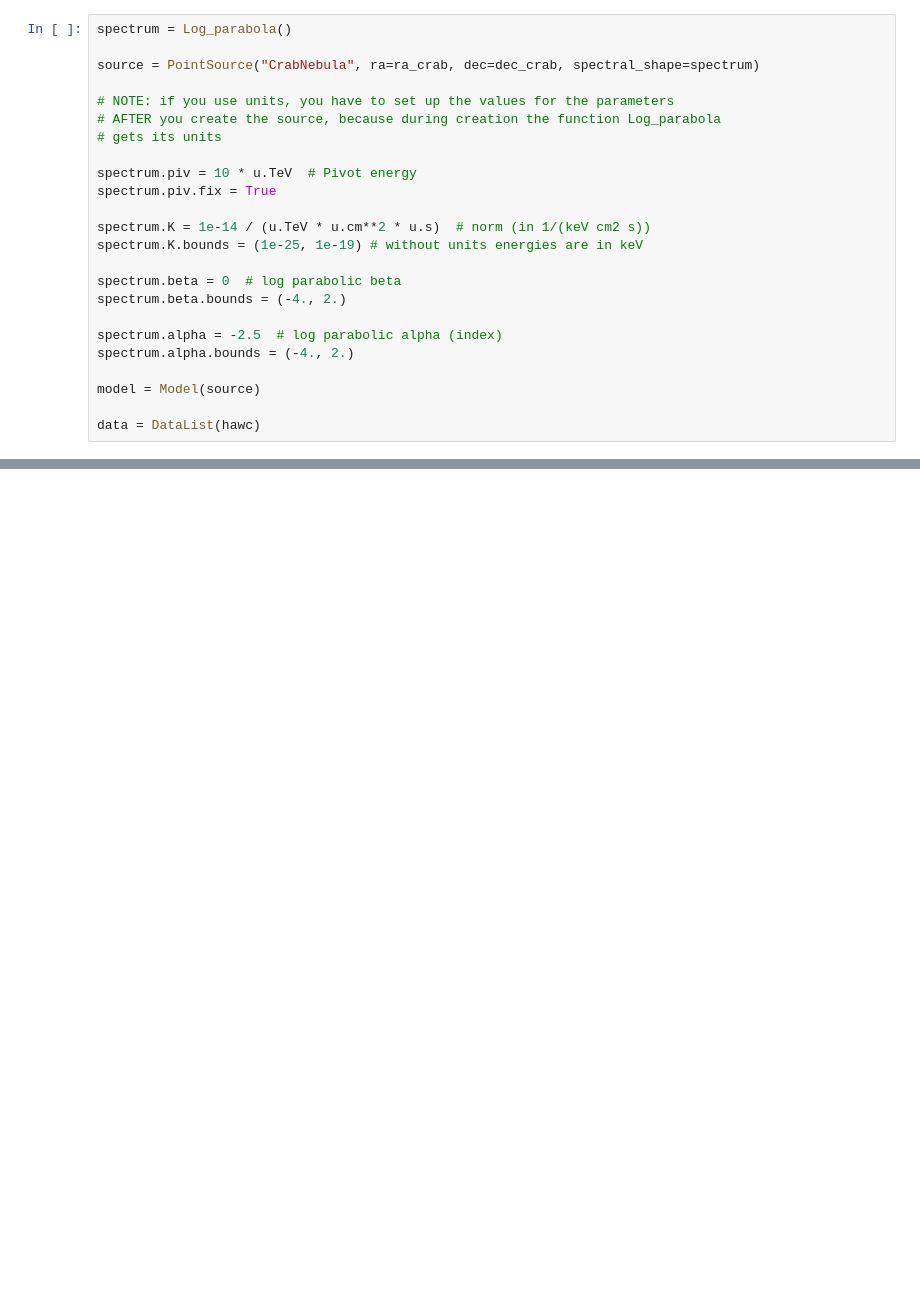
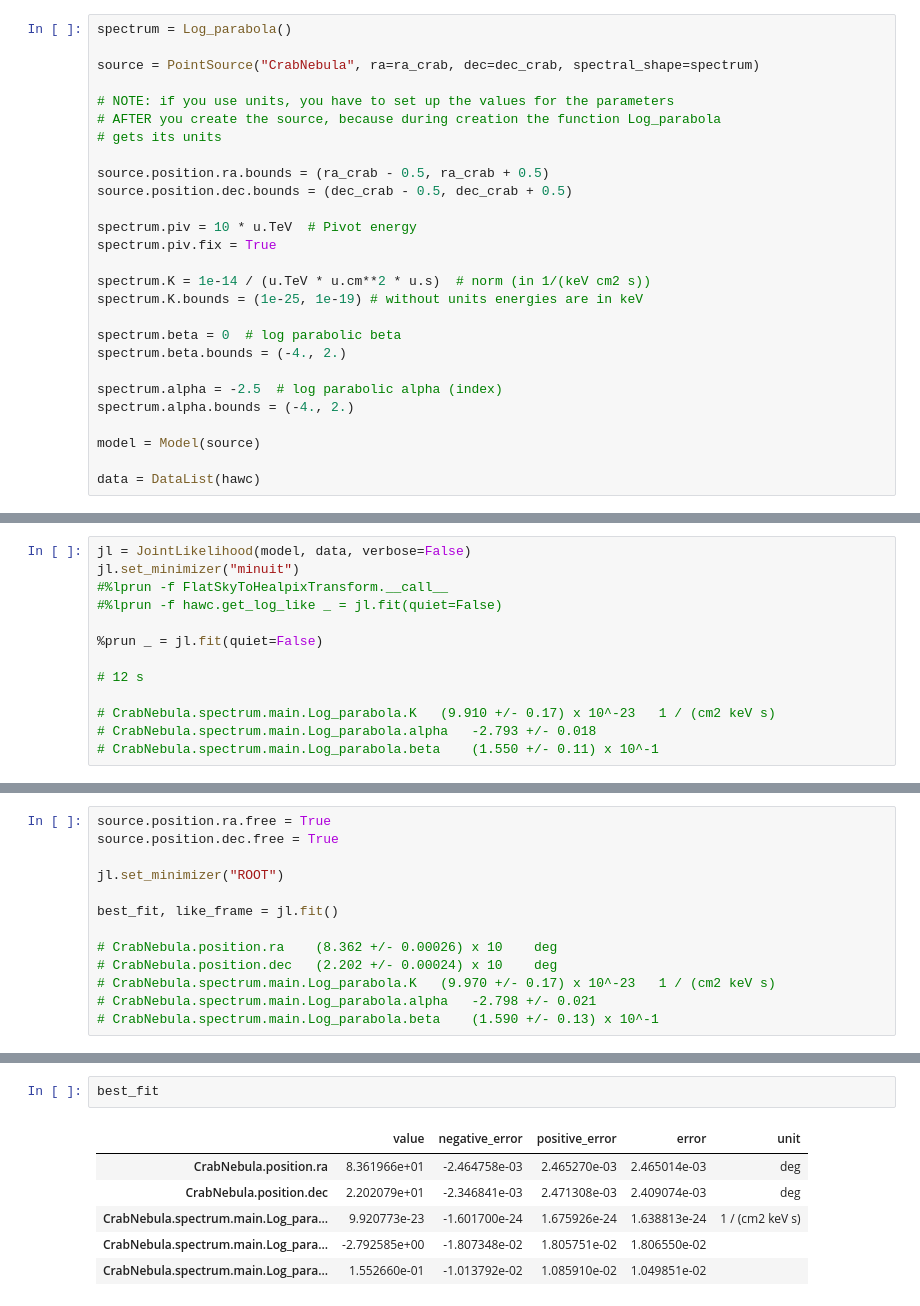
Before and after one commit to threeML/hawc_hal, a Jupyter notebook: hawc_data_reader/test_like.ipynb, the cells around one changed output, grey strips where cells are left out. Drawn from its saved outputs; the diff is of its cells as text; blank space fills up the shorter version.

```diff
--- a/hawc_data_reader/test_like.ipynb
+++ b/hawc_data_reader/test_like.ipynb
@@ -58,6 +62,9 @@ source = PointSource("CrabNebula", ra=ra_crab, dec=dec_crab, spectral_shape=spec
 # NOTE: if you use units, you have to set up the values for the parameters
 # AFTER you create the source, because during creation the function Log_parabola
 # gets its units
+
+source.position.ra.bounds = (ra_crab - 0.5, ra_crab + 0.5)
+source.position.dec.bounds = (dec_crab - 0.5, dec_crab + 0.5)
 
 spectrum.piv = 10 * u.TeV  # Pivot energy
 spectrum.piv.fix = True
@@ -126,0 +88,13 @@ print like['-log(likelihood)']['HAWC']
+# %%
+jl = JointLikelihood(model, data, verbose=False)
+jl.set_minimizer("minuit")
+#%lprun -f FlatSkyToHealpixTransform.__call__
+#%lprun -f hawc.get_log_like _ = jl.fit(quiet=False)
+
+%prun _ = jl.fit(quiet=False)
+
+# 12 s
+
+# CrabNebula.spectrum.main.Log_parabola.K	(9.910 +/- 0.17) x 10^-23	1 / (cm2 keV s)
+# CrabNebula.spectrum.main.Log_parabola.alpha	-2.793 +/- 0.018
+# CrabNebula.spectrum.main.Log_parabola.beta	(1.550 +/- 0.11) x 10^-1
@@ -126,0 +120,13 @@ print like['-log(likelihood)']['HAWC']
+# %%
+source.position.ra.free = True
+source.position.dec.free = True
+
+jl.set_minimizer("ROOT")
+
+best_fit, like_frame = jl.fit()
+
+# CrabNebula.position.ra	(8.362 +/- 0.00026) x 10	deg
+# CrabNebula.position.dec	(2.202 +/- 0.00024) x 10	deg
+# CrabNebula.spectrum.main.Log_parabola.K	(9.970 +/- 0.17) x 10^-23	1 / (cm2 keV s)
+# CrabNebula.spectrum.main.Log_parabola.alpha	-2.798 +/- 0.021
+# CrabNebula.spectrum.main.Log_parabola.beta	(1.590 +/- 0.13) x 10^-1
@@ -126,0 +156,9 @@ print like['-log(likelihood)']['HAWC']
+# %%
+best_fit
+# %% [output]
+|  | value | negative_error | positive_error | error | unit |
+| CrabNebula.position.ra | 8.361966e+01 | -2.464758e-03 | 2.465270e-03 | 2.465014e-03 | deg |
+| CrabNebula.position.dec | 2.202079e+01 | -2.346841e-03 | 2.471308e-03 | 2.409074e-03 | deg |
+| CrabNebula.spectrum.main.Log_para... | 9.920773e-23 | -1.601700e-24 | 1.675926e-24 | 1.638813e-24 | 1 / (cm2 keV s) |
+| CrabNebula.spectrum.main.Log_para... | -2.792585e+00 | -1.807348e-02 | 1.805751e-02 | 1.806550e-02 |  |
+| CrabNebula.spectrum.main.Log_para... | 1.552660e-01 | -1.013792e-02 | 1.085910e-02 | 1.049851e-02 |  |
```
Also changed, not shown: parts of 11 cells of this notebook, 12 other files.
